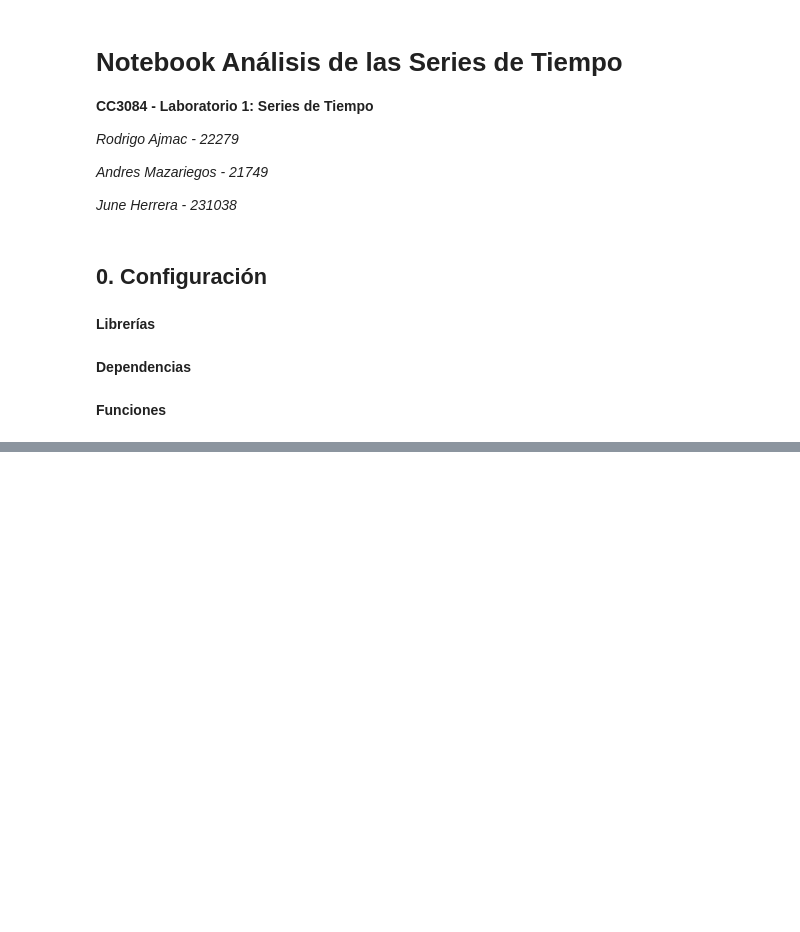
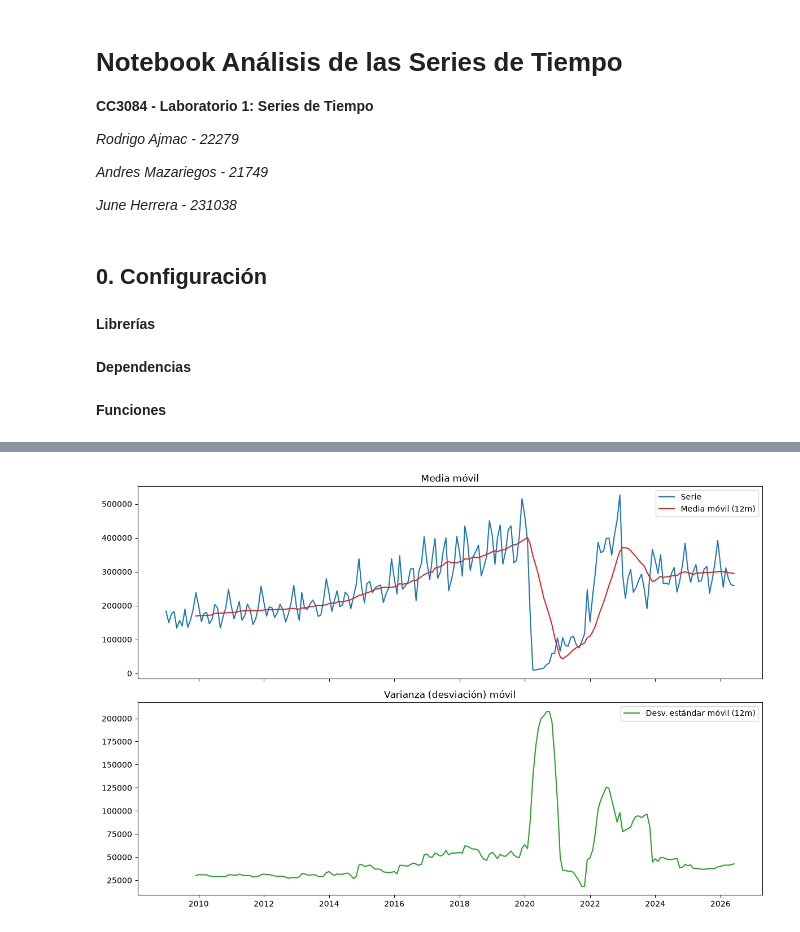
Before and after one commit to rodrigoajmac/CC3084_Laboratorio_1, a Jupyter notebook: Notebooks/Analysis_TimeSeries.ipynb, the cells around one changed output, grey strips where cells are left out. Cells and saved outputs as stored; diff of their text form; code cells hidden in the pictures; blank space fills up the shorter version.

```diff
--- a/Notebooks/Analysis_TimeSeries.ipynb
+++ b/Notebooks/Analysis_TimeSeries.ipynb
@@ -35,0 +120,15 @@ data_viajes = '../Datos_Crudos/.csv'
+# %%
+ventana = 12
+media_movil = df_general.rolling(ventana).mean()
+std_movil = df_general.rolling(ventana).std()
+
+fig, ax = plt.subplots(2, 1, figsize=(12, 8), sharex=True)
+ax[0].plot(df_general, label="Serie", color="#1f77b4")
+ax[0].plot(media_movil, label=f"Media móvil ({ventana}m)", color="#d62728")
+ax[0].set_title("Media móvil"); ax[0].legend()
+
+ax[1].plot(std_movil, label=f"Desv. estándar móvil ({ventana}m)", color="#2ca02c")
+ax[1].set_title("Varianza (desviación) móvil"); ax[1].legend()
+plt.tight_layout(); plt.show()
+# %% [output]
+[figure, added]
```
Also changed, not shown: parts of 25 cells of this notebook.
